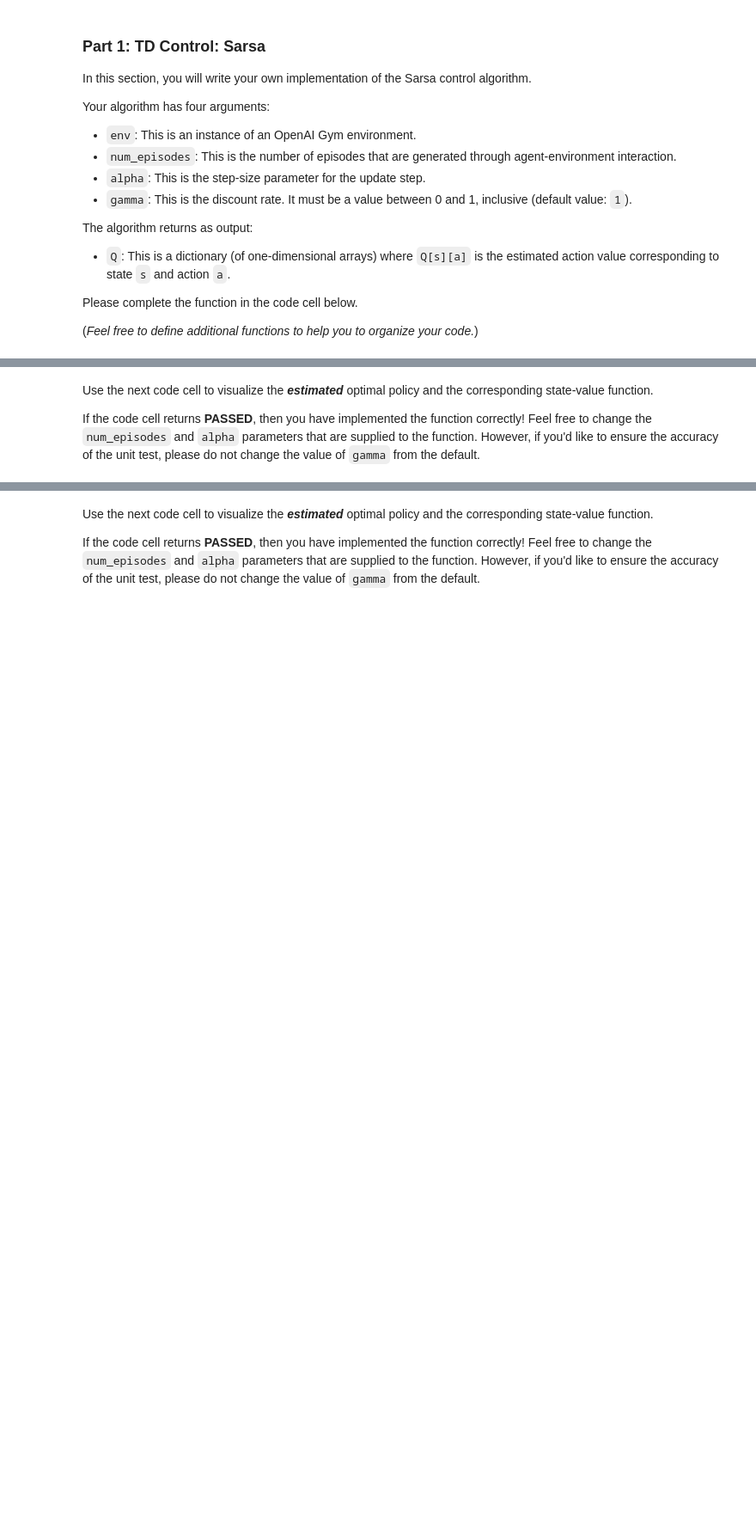
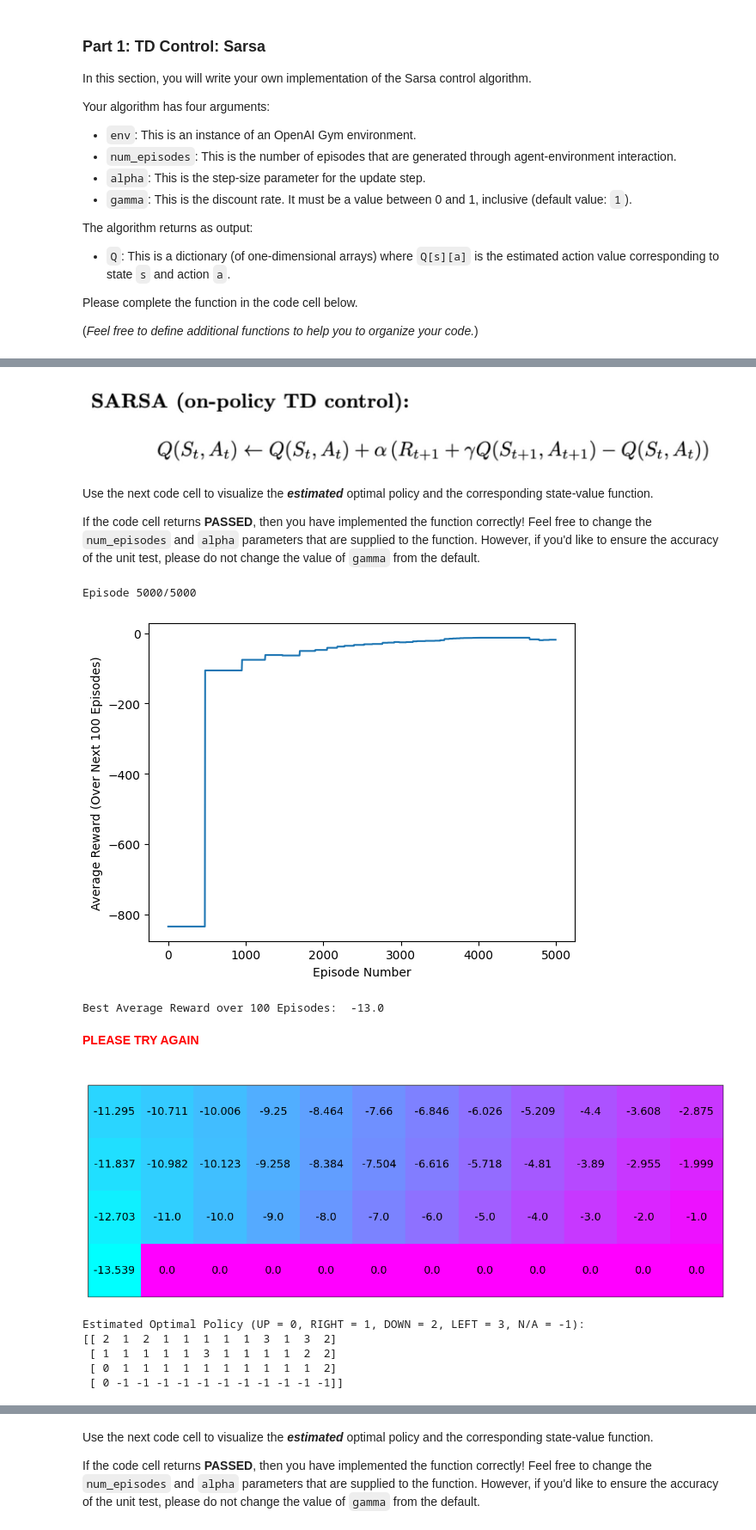
Before and after one commit to Autonomy-Lab-FIT/RLClass, a Jupyter notebook: temporal-difference/Temporal_Difference.ipynb, the cells around one changed output, grey strips where cells are left out. Shown at 86% size. Cells and saved outputs as stored; diff of their text form; code cells hidden in the pictures; blank space fills up the shorter version.

```diff
--- a/temporal-difference/Temporal_Difference.ipynb
+++ b/temporal-difference/Temporal_Difference.ipynb
@@ -95,0 +86,8 @@ def sarsa(env, num_episodes, alpha, gamma=1.0):
+# %%
+def epsilon_greedy_policy(Q, state, percent_greedy):
+    #Behavior Policy we will use for SARSA
+
+    if random.random() > percent_greedy:
+        return np.argmax(Q[state])
+    else:
+        return random.choice(np.arange(env.action_space.n))
@@ -95,0 +96,17 @@ def sarsa(env, num_episodes, alpha, gamma=1.0):
+# %%
+# def sarsa_update(Q, state, action, alpha, reward, gamma, state_next=None, action_next=None):
+#     Q_updated = Q[state][action] + alpha*(reward + gamma*Q[state_next][action_next] - Q[state][action])
+
+#     return Q_updated
+
+def sarsa_update(Q, state, action, alpha, reward, gamma, state_next=None, action_next=None):
+    """One-step SARSA update."""
+    current = Q[state][action]
+    # if no next state/action (terminal), target is just the reward
+    if state_next is None or action_next is None:
+        target = reward
+    else:
+        target = reward + gamma * Q[state_next][action_next]
+    return current + alpha * (target - current)
+# %% [markdown]
+![image.png](attachment:image.png)
@@ -100,15 +178,26 @@ If the code cell returns **PASSED**, then you have implemented the function corr
 # %%
 # obtain the estimated optimal policy and corresponding action-value function
 Q_sarsa = sarsa(env, 5000, .01)
 
 # print the estimated optimal policy
 policy_sarsa = np.array([np.argmax(Q_sarsa[key]) if key in Q_sarsa else -1 for key in np.arange(48)]).reshape(4,12)
 check_test.run_check('td_control_check', policy_sarsa)
 
 # plot the estimated optimal state-value function
 V_sarsa = ([np.max(Q_sarsa[key]) if key in Q_sarsa else 0 for key in np.arange(48)])
-plot_values(V_sarsa)
+plot_values(V_sarsa, (4,12), (15,5))
 print("\nEstimated Optimal Policy (UP = 0, RIGHT = 1, DOWN = 2, LEFT = 3, N/A = -1):")
 print(policy_sarsa)
 
 plot_policy(V_sarsa, policy_sarsa, (4,12), (15,5))
+# %% [output]
+Episode 5000/5000
+[figure, added]
+Best Average Reward over 100 Episodes:  -13.0
+**<span style="color: red;">PLEASE TRY AGAIN</span>**
+[figure, added]
+Estimated Optimal Policy (UP = 0, RIGHT = 1, DOWN = 2, LEFT = 3, N/A = -1):
+[[ 2  1  2  1  1  1  1  1  3  1  3  2]
+ [ 1  1  1  1  1  3  1  1  1  1  2  2]
+ [ 0  1  1  1  1  1  1  1  1  1  1  2]
+ [ 0 -1 -1 -1 -1 -1 -1 -1 -1 -1 -1 -1]]
```
Also changed, not shown: parts of 17 cells of this notebook, 3 other files.
